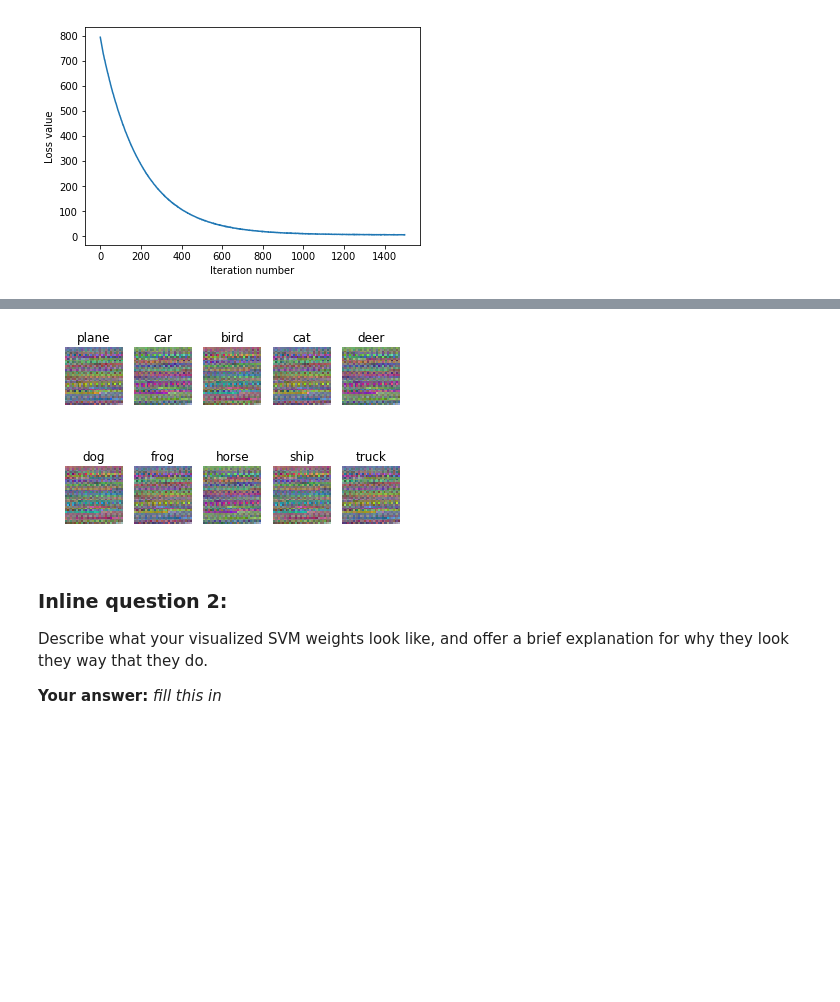
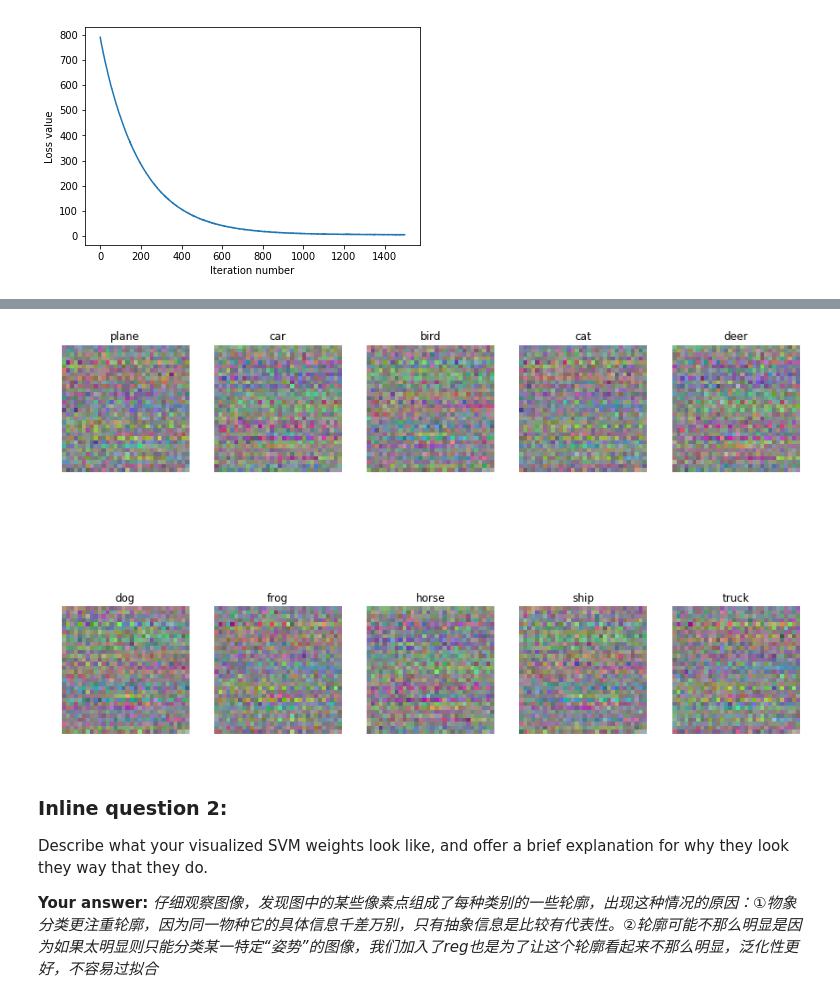
Before and after one commit to wangtianrui/MachineLearningStudy-NNnote, a Jupyter notebook: 2018暑假学习/DSVC/assignment4/homework/svm.ipynb, the cells around one changed output, grey strips where cells are left out. Saved outputs shown, nothing was run; the diff lists cells and outputs as text; code cells hidden in the pictures; blank space fills up the shorter version.

```diff
--- a/2018暑假学习/DSVC/assignment4/homework/svm.ipynb
+++ b/2018暑假学习/DSVC/assignment4/homework/svm.ipynb
@@ -468,23 +487,25 @@ linear SVM on raw pixels final test set accuracy: 0.375000
 # %%
 # Visualize the learned weights for each class.
 # Depending on your choice of learning rate and regularization strength, these may
 # or may not be nice to look at.
-w = best_svm.W[:,:-1] # strip out the bias
+
+w = np.reshape(best_svm.W,(3073,10))
+w = w[:-1,:] # strip out the bias
 w = w.reshape(32, 32, 3, 10)
 w_min, w_max = np.min(w), np.max(w)
 classes = ['plane', 'car', 'bird', 'cat', 'deer', 'dog', 'frog', 'horse', 'ship', 'truck']
+plt.figure(figsize=(15,10))
 for i in range(10):
     plt.subplot(2, 5, i + 1)
-
     # Rescale the weights to be between 0 and 255
     wimg = 255.0 * (w[:, :, :, i].squeeze() - w_min) / (w_max - w_min)
     plt.imshow(wimg.astype('uint8'))
     plt.axis('off')
     plt.title(classes[i])
 # %% [output]
-[figure, old version]
+[figure, new version]
 # %% [markdown]
 ### Inline question 2:
 Describe what your visualized SVM weights look like, and offer a brief explanation for why they look they way that they do.
 
-**Your answer:** *fill this in*
+**Your answer:** *仔细观察图像，发现图中的某些像素点组成了每种类别的一些轮廓，出现这种情况的原因：①物象分类更注重轮廓，因为同一物种它的具体信息千差万别，只有抽象信息是比较有代表性。②轮廓可能不那么明显是因为如果太明显则只能分类某一特定“姿势”的图像，我们加入了reg也是为了让这个轮廓看起来不那么明显，泛化性更好，不容易过拟合*
```
Also changed, not shown: parts of 13 cells of this notebook, 1 other file.
